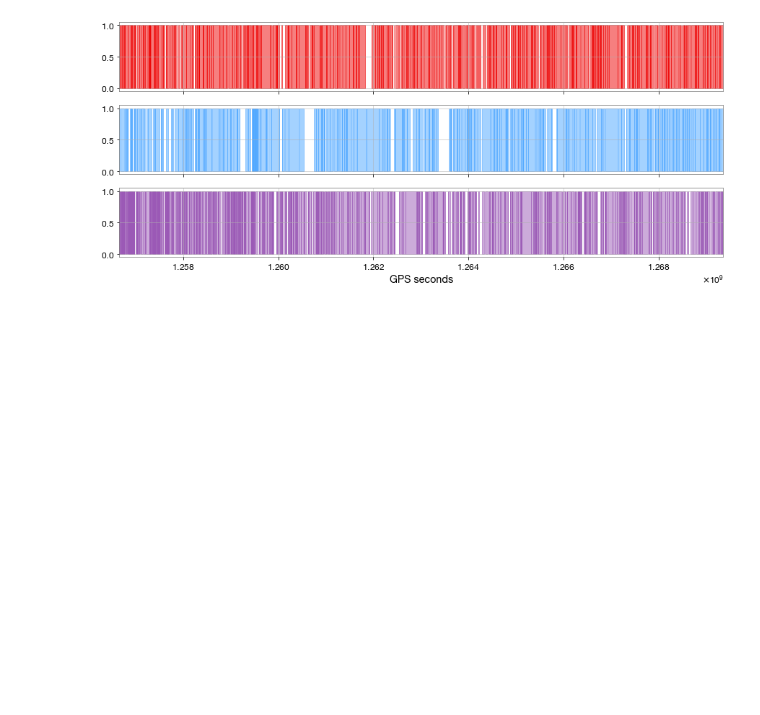
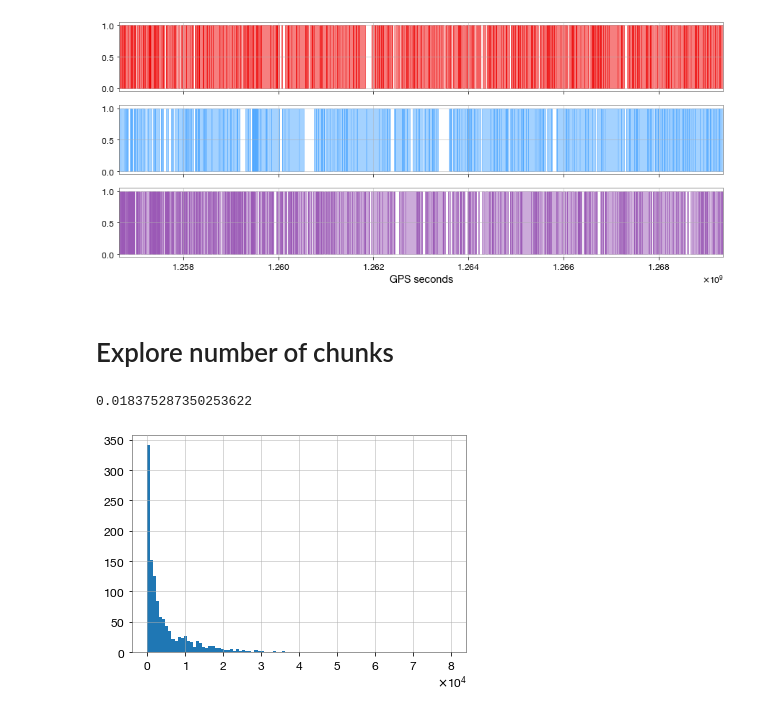
Before and after one commit to millsjc/pycbc, a Jupyter notebook: test_hm/playground/find_available_data.ipynb, the cells around one changed output. Cells and saved outputs as stored; diff of their text form; code cells hidden in the pictures; blank space fills up the shorter version.

```diff
--- a/test_hm/playground/find_available_data.ipynb
+++ b/test_hm/playground/find_available_data.ipynb
@@ -192,3 +192,26 @@ xlabel("GPS seconds")
 # %% [output]
 Text(0.5, 0, 'GPS seconds')
 [figure]
+# %% [markdown]
+# Explore number of chunks
+# %%
+alens = array([abs(s) for s in O3b[("H1", "L1", "V1")]])
+# %%
+min_analysis_segments = 1
+min_analysis_length = 50
+# min_analysis_length = 544
+max_analysis_segments = 10
+pad_data = 2
+segment_length = 512
+segment_end_pad = 16
+segment_start_pad = 144
+
+mask = alens<min_analysis_length
+sum(mask) / len(alens)
+sum(alens[mask]) / sum(alens) * 100
+# %% [output]
+0.018375287350253622
+# %%
+h, b, _ = hist(alens, bins=linspace(0,80000, 100));
+# %% [output]
+[figure, added]
```
